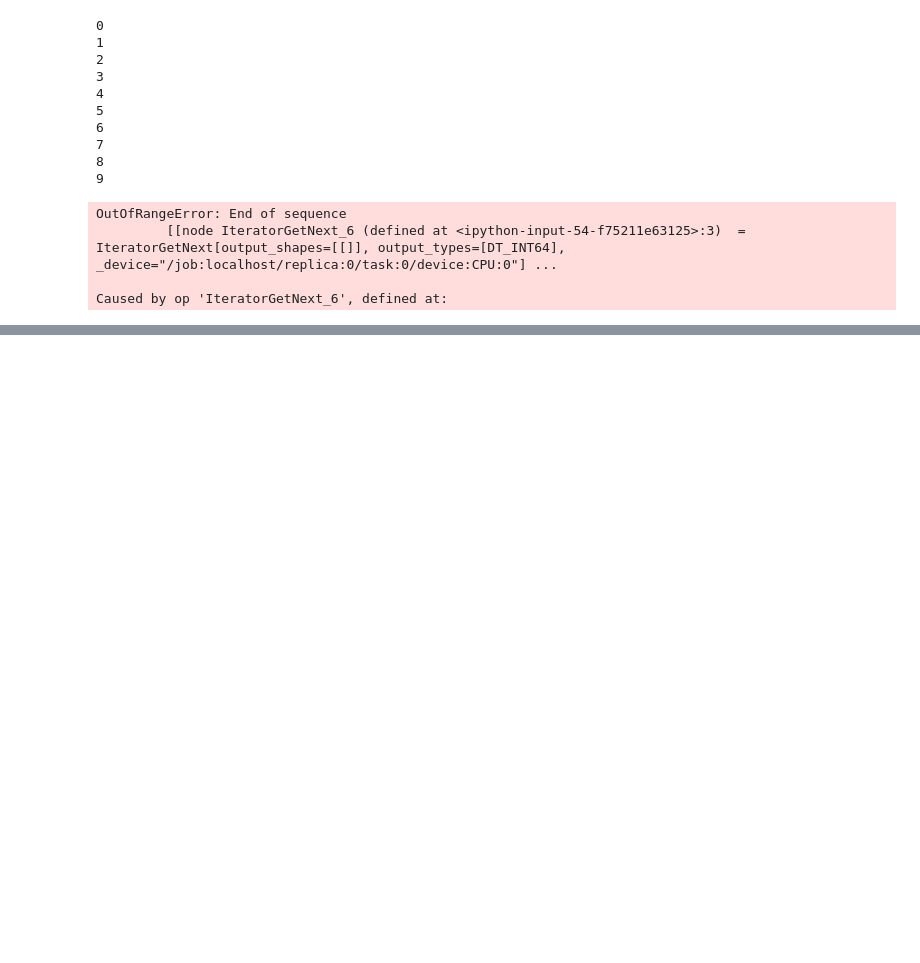
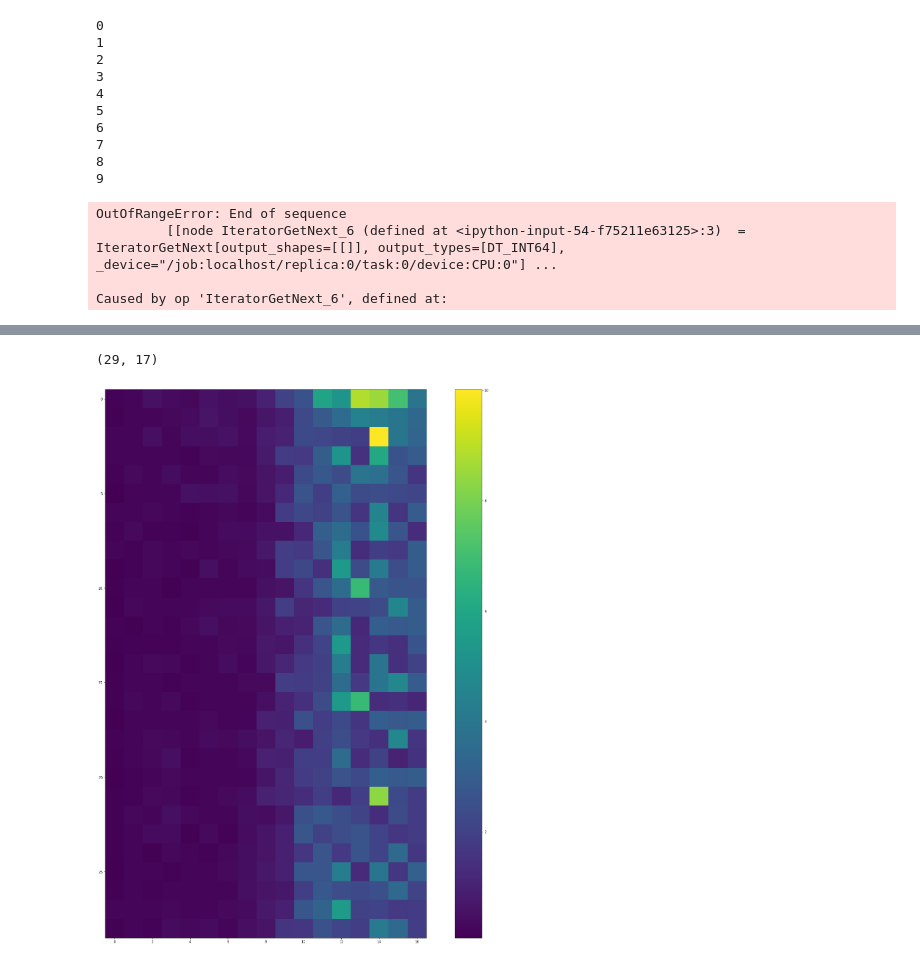
Before and after one commit to createamind/DRL, a Jupyter notebook: spinup/algos/sac_rnn_model/Untitled.ipynb, the cells around one changed output, grey strips where cells are left out. Drawn from its saved outputs; the diff is of its cells as text; code cells hidden in the pictures; blank space fills up the shorter version.

```diff
--- a/spinup/algos/sac_rnn_model/Untitled.ipynb
+++ b/spinup/algos/sac_rnn_model/Untitled.ipynb
@@ -182,0 +252,8 @@ Caused by op 'IteratorGetNext_6', defined at:
+# %%
+loss_max = np.max(loss, axis=0)
+plt.imshow(loss_max)
+plt.colorbar()
+loss_max.shape
+# %% [output]
+(29, 17)
+[figure, added]
```
Also changed, not shown: parts of 36 cells of this notebook, 3 other files.
